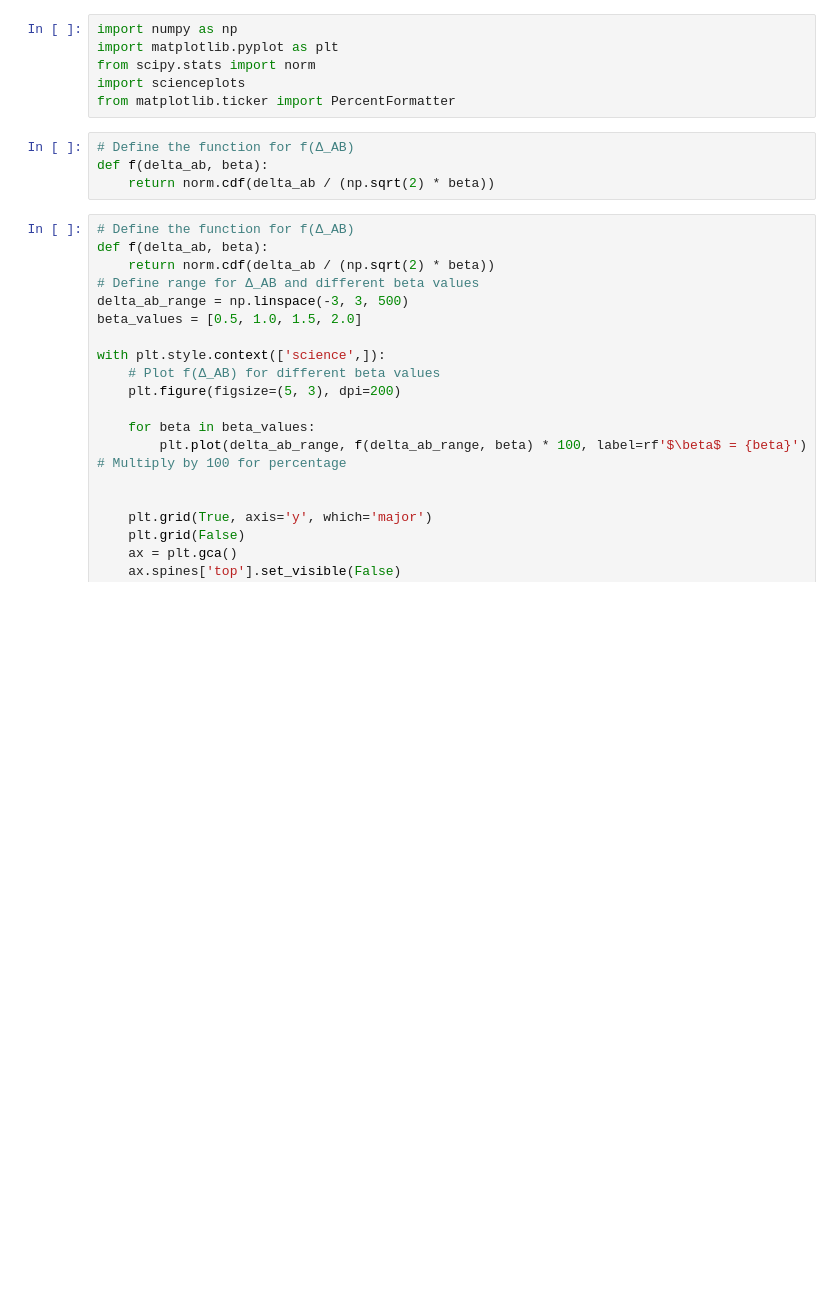
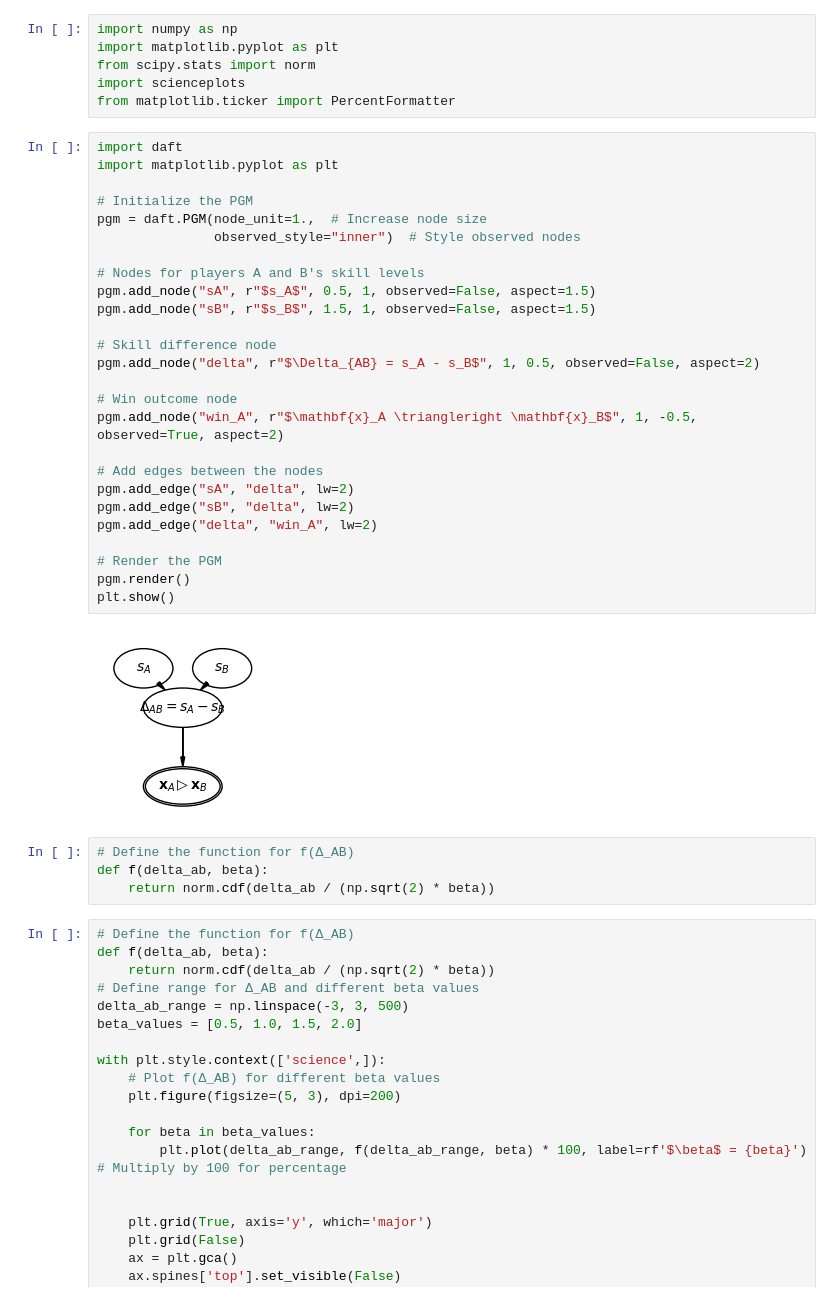
Before and after one commit to makdoudN/makdoudN.github.io, a Jupyter notebook: notebooks/elo.ipynb, the cells around one changed output. Saved outputs shown, nothing was run; the diff lists cells and outputs as text; blank space fills up the shorter version.

```diff
--- a/notebooks/elo.ipynb
+++ b/notebooks/elo.ipynb
@@ -4,6 +4,34 @@ import matplotlib.pyplot as plt
 from scipy.stats import norm
 import scienceplots
 from matplotlib.ticker import PercentFormatter
+# %%
+import daft
+import matplotlib.pyplot as plt
+
+# Initialize the PGM
+pgm = daft.PGM(node_unit=1.,  # Increase node size
+               observed_style="inner")  # Style observed nodes
+
+# Nodes for players A and B's skill levels
+pgm.add_node("sA", r"$s_A$", 0.5, 1, observed=False, aspect=1.5)
+pgm.add_node("sB", r"$s_B$", 1.5, 1, observed=False, aspect=1.5)
+
+# Skill difference node
+pgm.add_node("delta", r"$\Delta_{AB} = s_A - s_B$", 1, 0.5, observed=False, aspect=2)
+
+# Win outcome node
+pgm.add_node("win_A", r"$\mathbf{x}_A \triangleright \mathbf{x}_B$", 1, -0.5, observed=True, aspect=2)
+
+# Add edges between the nodes
+pgm.add_edge("sA", "delta", lw=2)
+pgm.add_edge("sB", "delta", lw=2)
+pgm.add_edge("delta", "win_A", lw=2)
+
+# Render the PGM
+pgm.render()
+plt.show()
+# %% [output]
+[figure, added]
 # %%
 # Define the function for f(Δ_AB)
 def f(delta_ab, beta):
```
Also changed, not shown: parts of 1 cell of this notebook, 4 other files.
